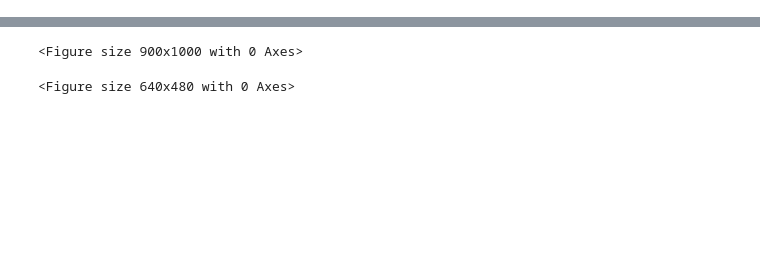
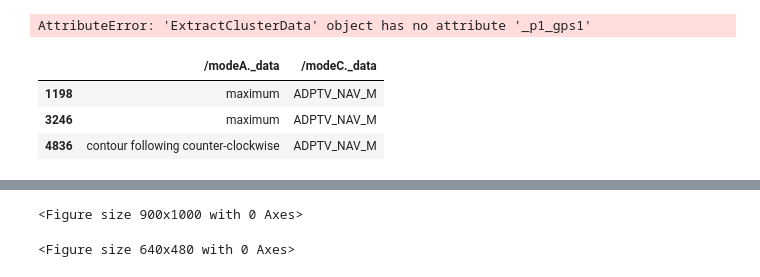
Before and after one commit to yneo918/multi_robots, a Jupyter notebook: record/paper_graph_from_csv.ipynb, the cells around one changed output, grey strips where cells are left out. Drawn from its saved outputs; the diff is of its cells as text; code cells hidden in the pictures; blank space fills up the shorter version.

```diff
--- a/record/paper_graph_from_csv.ipynb
+++ b/record/paper_graph_from_csv.ipynb
@@ -517,3 +526,11 @@ class ExtractClusterData:
             return pd.read_csv(data)
         elif typ == pd.DataFrame:
             return data
+# %%
+with open("plotting_params2.yaml") as f:
+    data = yaml.safe_load(f)
+
+
+grapher: ExtractClusterData = ExtractClusterData(
+    data["data"],
+)
@@ -519,0 +557,67 @@ class ExtractClusterData:
+# %%
+grapher._p1_gps1._altitude
+# %% [output]
+AttributeError: 'ExtractClusterData' object has no attribute '_p1_gps1'
+# %%
+# Find first row where
+# 1) modeC._data = ADAPTIVE_NAV
+# 2) modeA._data transitions
+mask = grapher.data.loc[
+     (grapher.data["/modeC._data"] == "ADPTV_NAV_M")
+     & \
+     (grapher.data["/modeA._data"] != grapher.data["/modeA._data"].shift())
+]
+mask[["/modeA._data", "/modeC._data"]]
+
+end_mask = grapher.data.loc[
+     (grapher.data["/modeC._data"] == "ADPTV_NAV_M")
+     & \
+     (grapher.data["/modeC._data"] != grapher.data["/modeC._data"].shift())
+]
+mask[["/modeA._data", "/modeC._data"]]
+
+joy_mask = grapher.data.loc[
+     (grapher.data["/modeC._data"] == "ADPTV_NAV_M")
+     & \
+     (grapher.data["/modeC._data"] != grapher.data["/modeC._data"].shift())
+]
+joy_mask[["/modeA._data", "/modeC._data"]]
+
+
+# From Outputs of above, we have the following rows
+#       /modeA._data	                    /modeC._data
+# 2042	minimum	                            ADPTV_NAV_M
+# 2535	maximum	                            ADPTV_NAV_M
+# 4039	contour following clockwise	        ADPTV_NAV_M
+# 4687	contour following counter-clockwise	ADPTV_NAV_M
+
+
+# End mask
+#       /modeA._data	                    /modeC._data
+# 1198	maximum	                            ADPTV_NAV_M
+# 3246	maximum	                            ADPTV_NAV_M
+# 4836	contour following counter-clockwise	ADPTV_NAV_M
+
+#
+#       /modeA._data	                    /modeC._data
+# 244	maximum	                            JOY_M
+# 2860	maximum	                            JOY_M
+# 4806	contour following counter-clockwise	JOY_M
+# 4973	contour following counter-clockwise	JOY_M
+
+# Maximum Mode:
+#   - 1198 to 2041
+#   - 2535 to 2859
+#   - 3246 to 4039
+# Minimum Mode:
+#   - 2042 to 2535
+# CW Mode
+#     - 4040 to 4688
+#    CCW Mode
+#     - 4689 to 4807
+#     - 4838 to 4974
+# %% [output]
+|  | /modeA._data | /modeC._data |
+| 1198 | maximum | ADPTV_NAV_M |
+| 3246 | maximum | ADPTV_NAV_M |
+| 4836 | contour following counter-clockwise | ADPTV_NAV_M |
```
Also changed, not shown: parts of 4 cells of this notebook, 14 other files.
